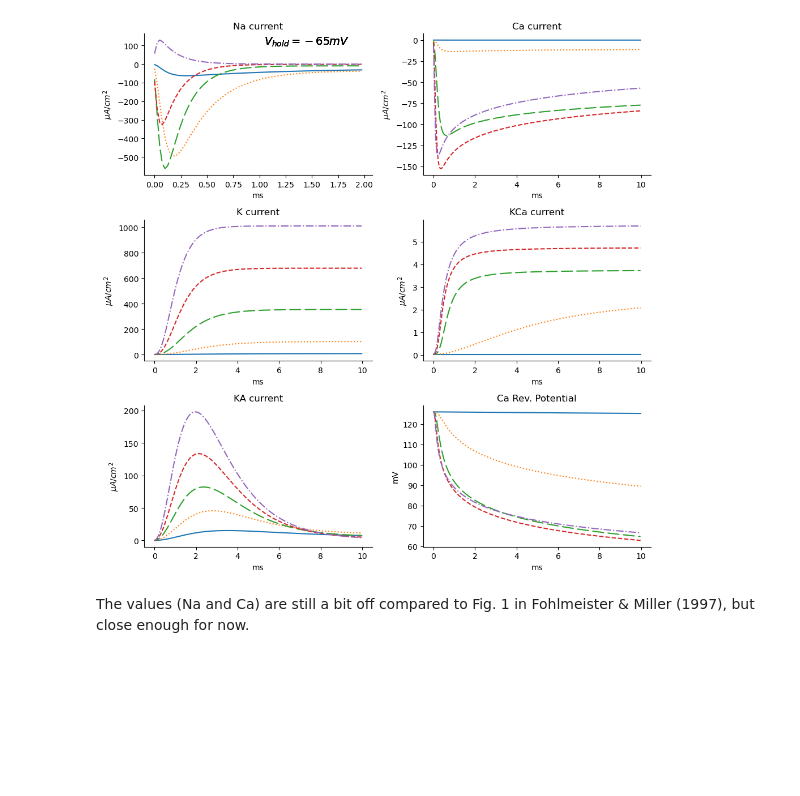
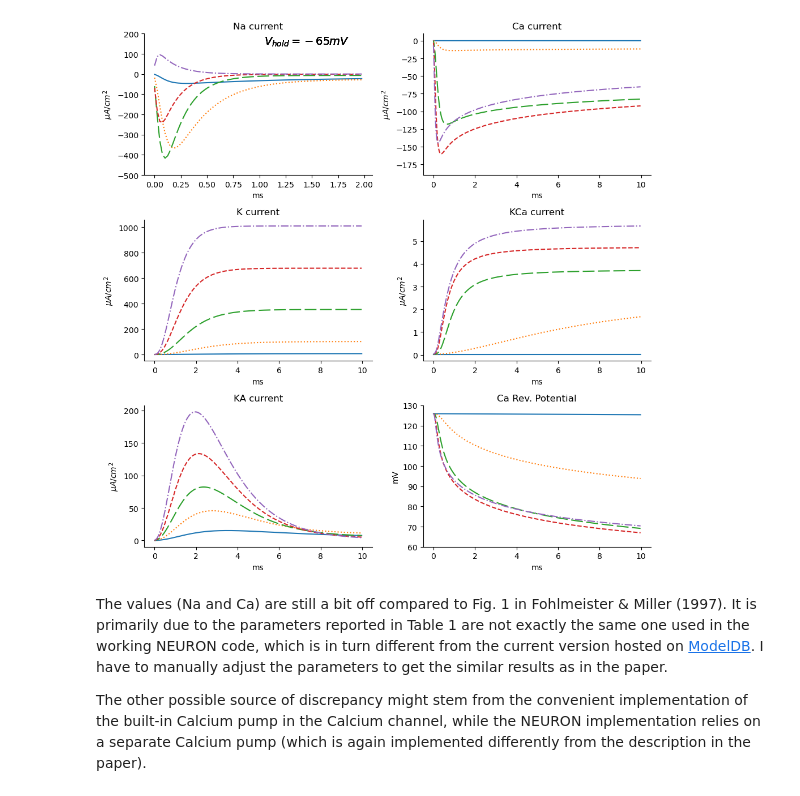
Before and after one commit to jaxleyverse/jaxley-mech, a Jupyter notebook: notebooks/channels/fm97.ipynb, the cells around one changed output. Cells and saved outputs as stored; diff of their text form; code cells hidden in the pictures; blank space fills up the shorter version.

Commit message:
change: adjust fm97; add: draft CaPump from dexstexhe, 1993

```diff
--- a/notebooks/channels/fm97.ipynb
+++ b/notebooks/channels/fm97.ipynb
@@ -62,11 +63,13 @@ class Compartment(Compartment):
         for channel in self.channels:
             states.update(channel.channel_states)
 
+        self.to_jax()
+        params = self.get_all_parameters(self.show())
         # Function to update the states of all channels and record state history
         def update_all_channels(V, dt, phase):
             for channel in self.channels:
                 new_states = channel.update_states(
-                    states, dt, V, channel.channel_params
+                    states, dt, V, params
                 )
                 states.update(new_states)
                 # Record the state history for the current phase
@@ -78,7 +81,7 @@ class Compartment(Compartment):
         # Function to compute and store the currents of all channels for the current phase
         def store_all_currents(V, phase):
             for channel in self.channels:
-                current = channel.compute_current(states, V, channel.channel_params)
+                current = channel.compute_current(states, V, params)
                 channel_currents[phase][channel._name].append(current)
 
         # Hold at V_hold for T_hold duration
@@ -141,36 +147,42 @@ linestyles = {
 }
 
 for V_step in [-40, -20, 0, 20, 40]:
     currents, states = cell.voltage_clamp(V_hold=V_hold, V_step=V_step, T_hold=T_hold, T_step=T_step, dt=dt)
 
     ax = ax.flatten()
     for i, key in enumerate(currents["step"]):
         if key == "Leak":
             continue
         if key == "Na":
             ax[i].plot(jnp.arange(T_step)[:int(T_step * 0.2)] * dt, currents['step'][key][:int(T_step * 0.2)], label=f"V={V_step}", linestyle=linestyles[str((V_step))])
         else:
             ax[i].plot(jnp.arange(T_step) * dt, currents['step'][key], label=f"V={V_step}", linestyle=linestyles[str((V_step))])
         ax[i].set_title(key + " current")
         ax[i].set_xlabel("ms")
         ax[i].set_ylabel(r"$μA/cm^2$")
         ax[i].spines["top"].set_visible(False)
         ax[i].spines["right"].set_visible(False)
 
+    ax[0].set_ylim(-500, 200)
+    ax[1].set_ylim(-190, 10)
+    ax[-1].set_ylim(60, 130)
+
     ax[0].annotate(r"$V_{hold}=-65 mV$", xy=(0.9, 0.9), xycoords="axes fraction", ha="right", va="bottom", fontsize=14)
 
     ax[-1].plot(jnp.arange(T_step) * dt, states['step']["Ca"]["Ca_vCa"], label="vCa", linestyle=linestyles[str((V_step))])
     ax[-1].set_title("Ca Rev. Potential")
     ax[-1].set_xlabel("ms")
     ax[-1].set_ylabel("mV")
     ax[-1].spines["top"].set_visible(False)
     ax[-1].spines["right"].set_visible(False)
 
 fig.tight_layout()
 # %% [output]
-[figure, old version]
+[figure, new version]
-# %% [markdown]
-The values (Na and Ca) are still a bit off compared to Fig. 1 in Fohlmeister & Miller (1997), but close enough for now.
+# %% [markdown]
+The values (Na and Ca) are still a bit off compared to Fig. 1 in Fohlmeister & Miller (1997). It is primarily due to the parameters reported in Table 1 are not exactly the same one used in the working NEURON code, which is in turn different from the current version hosted on [ModelDB](https://modeldb.science/3673). I have to manually adjust the parameters to get the similar results as in the paper.
+
+The other possible source of discrepancy might stem from the convenient implementation of the built-in Calcium pump in the Calcium channel, while the NEURON implementation relies on a separate Calcium pump (which is again implemented differently from the description in the paper).
 # %%
 # Fig. 4
 
```
Also changed, not shown: parts of 5 cells of this notebook, 3 other files.
